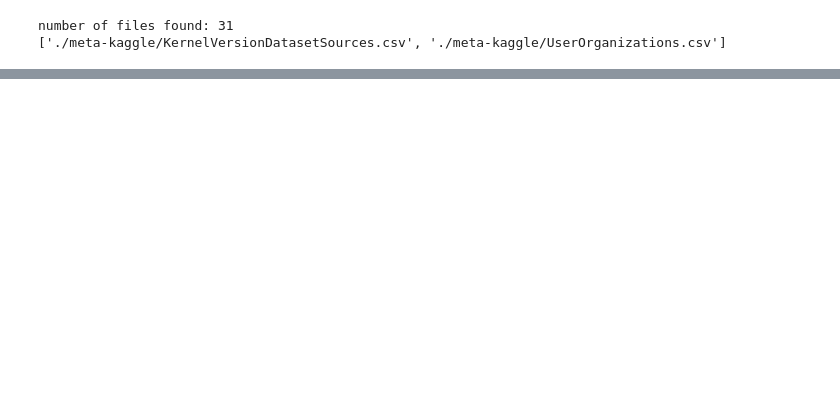
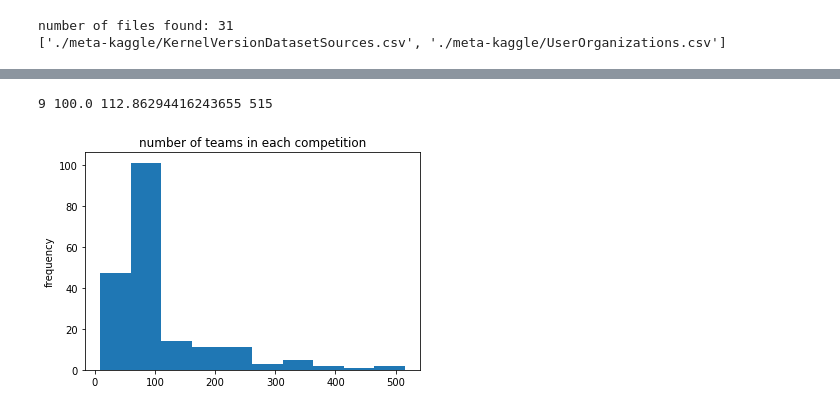
Before and after one commit to laseaman/introduction_to_meta_kaggle, a Jupyter notebook: explore_metakaggle_data.ipynb, the cells around one changed output, grey strips where cells are left out. Saved outputs shown, nothing was run; the diff lists cells and outputs as text; code cells hidden in the pictures; blank space fills up the shorter version.

```diff
--- a/explore_metakaggle_data.ipynb
+++ b/explore_metakaggle_data.ipynb
@@ -13,7 +16,9 @@ data_location = './meta-kaggle/'
 # %%
 # other parameters
 # these probably don't need to change
-file_structure = "*.csv"
+file_structure = "*.csv" # within data_location, what is the extension to identify the files to load
+submission_file_name = 'Submissions.csv'
+team_file_name = 'Teams.csv'
 # %%
 files = glob.glob(data_location + file_structure)
 print('number of files found:', len(files))
@@ -47,0 +54,5 @@ KeyError: 'KernelVersionId'
+# %%
+# drop columns for teams that never submitted
+print(teams.shape)
+teams = teams.dropna(axis=0, how='any')
+print(teams.shape)
@@ -47,0 +90,8 @@ KeyError: 'KernelVersionId'
+# %%
+# how many entries per competition
+competition_freq = teams.CompetitionId.value_counts()
+utils.plot_histogram(competition_freq, title='number of teams in each competition')
+print(min(competition_freq), np.median(competition_freq), np.mean(competition_freq), max(competition_freq))
+# %% [output]
+9 100.0 112.86294416243655 515
+[figure, added]
```
Also changed, not shown: parts of 28 cells of this notebook, 4 other files.
